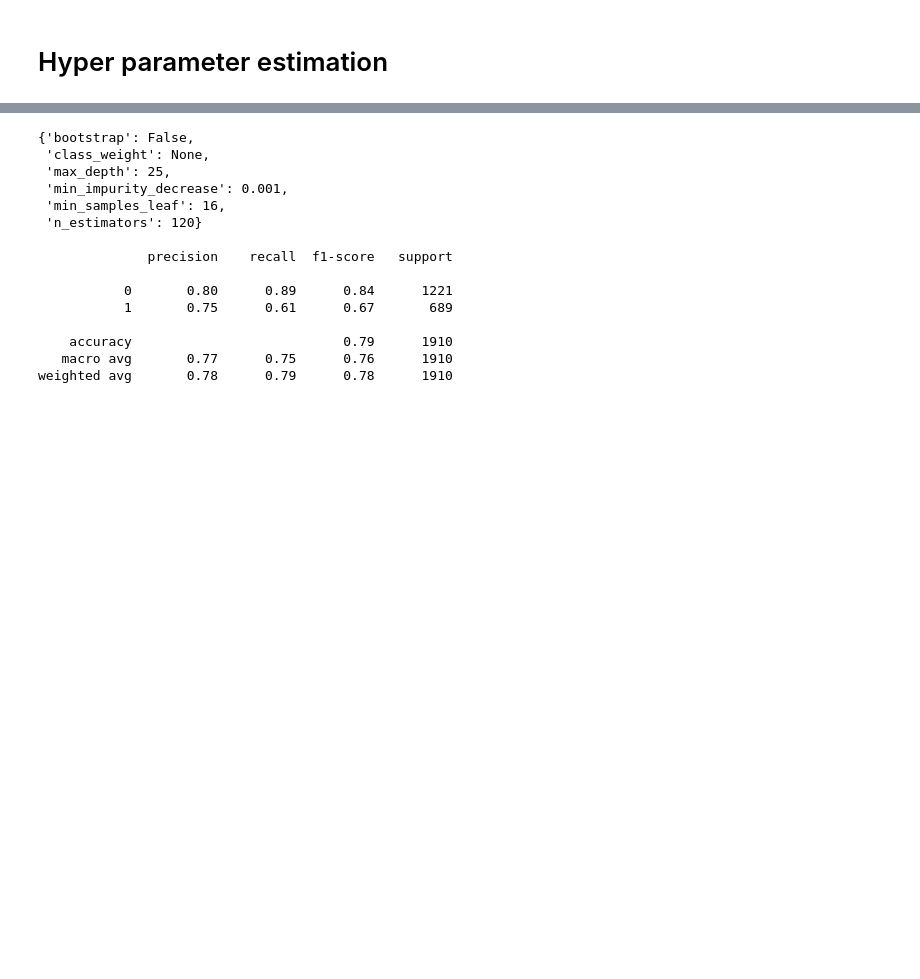
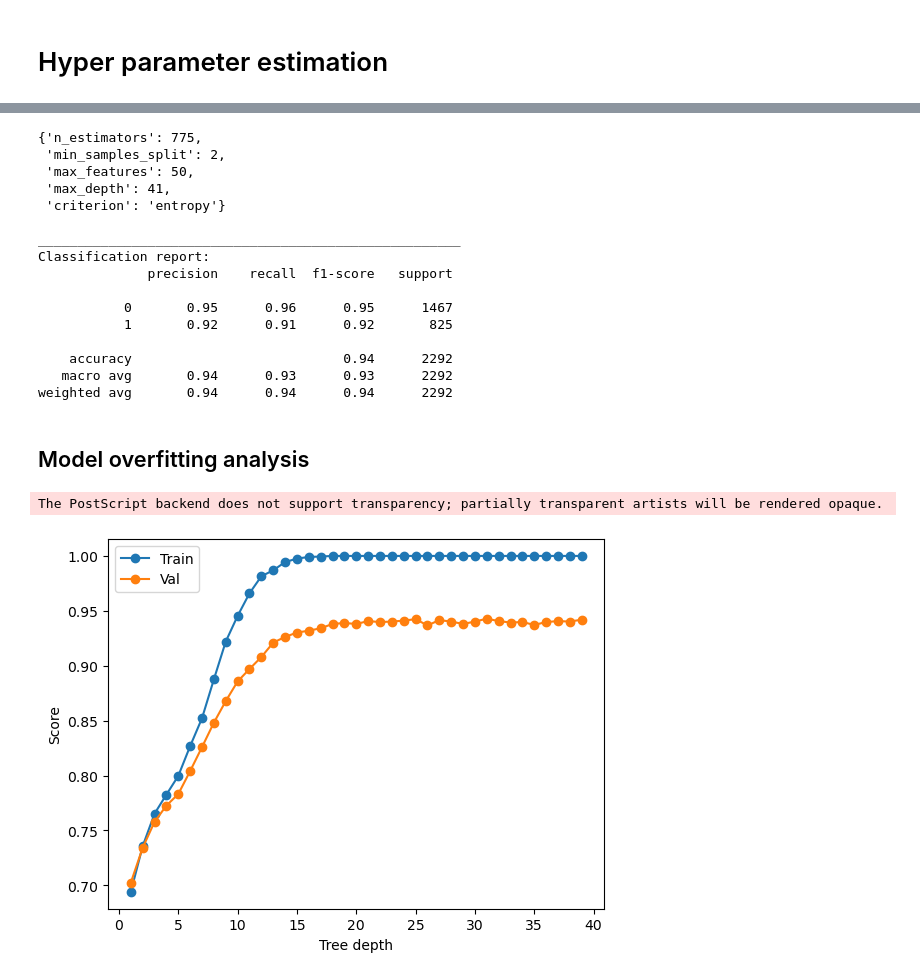
Before and after one commit to giuse-g/ml_assignment, a Jupyter notebook: code/random_forest.ipynb, the cells around one changed output, grey strips where cells are left out. Drawn from its saved outputs; the diff is of its cells as text; code cells hidden in the pictures; blank space fills up the shorter version.

Commit message:
Model aangepast

```diff
--- a/code/random_forest.ipynb
+++ b/code/random_forest.ipynb
@@ -77,3 +41,23 @@ grid = GridSearchCV(RandomForestClassifier(), param_grid, refit = True, verbose
+# %%
+from sklearn.model_selection import RandomizedSearchCV
+
+n_trees = [int(x) for x in np.linspace(start = 775, stop = 900, num = 10)]
+max_depth = [int(x) for x in np.linspace(start = 15, stop = 50, num = 5)]
+min_samples_split = [int(x) for x in np.linspace(start = 2, stop = 15, num = 5)]
+max_features = [int(x) for x in np.linspace(start = 20, stop = 50, num = 5)]
+criterion = ['gini', 'entropy']
+
+param_grid = [
+    {
+        'n_estimators': n_trees,
+        'max_depth': max_depth,
+        'min_samples_split': min_samples_split,
+        'max_features':max_features,
+        'criterion': criterion
+    },
+]
+
+grid = RandomizedSearchCV(RandomForestClassifier(), param_grid, refit = True, n_jobs=-1, cv=5, n_iter=100, verbose=0, random_state=1)
 # %%
 # fitting the model for grid search
 grid.fit(train_X, train_y)
@@ -93,20 +77,51 @@ pp(grid.best_params_)
 grid_predictions = grid.predict(val_X)
 
 # print classification report
-print("\n" + classification_report(val_y, grid_predictions))
+print("\n______________________________________________________")
+print("Classification report: \n" + classification_report(val_y, grid_predictions))
 # %% [output]
-{'bootstrap': False,
- 'class_weight': None,
- 'max_depth': 25,
- 'min_impurity_decrease': 0.001,
- 'min_samples_leaf': 16,
- 'n_estimators': 120}
+{'n_estimators': 775,
+ 'min_samples_split': 2,
+ 'max_features': 50,
+ 'max_depth': 41,
+ 'criterion': 'entropy'}
 
+______________________________________________________
+Classification report:
               precision    recall  f1-score   support
 
-           0       0.80      0.89      0.84      1221
-           1       0.75      0.61      0.67       689
+           0       0.95      0.96      0.95      1467
+           1       0.92      0.91      0.92       825
 
-    accuracy                           0.79      1910
-   macro avg       0.77      0.75      0.76      1910
-weighted avg       0.78      0.79      0.78      1910
+    accuracy                           0.94      2292
+   macro avg       0.94      0.93      0.93      2292
+weighted avg       0.94      0.94      0.94      2292
+# %% [markdown]
+## Model overfitting analysis
+# %%
+# clf = RandomForestClassifier(n_estimators=500, max_depth=20, min_samples_leaf=10, n_jobs=-1, ccp_alpha=0.5, max_features=50)
+train_score, val_score = [], []
+depths = np.arange(1, 40)
+for depth in depths:
+    params = {
+        'n_estimators': 775,
+        'min_samples_split': 2,
+        'max_features': 50,
+        'max_depth': depth,
+        'criterion': 'entropy'
+        }
+    clf = RandomForestClassifier(**params, n_jobs=-1)
+    clf = clf.fit(train_X, train_y)
+    train_score.append(clf.score(train_X, train_y))
+    val_score.append(clf.score(val_X, val_y))
+# %%
+plt.plot(depths, train_score, '-o', label='Train')
+plt.plot(depths, val_score, '-o', label='Val')
+plt.legend()
+plt.xlabel("Tree depth")
+plt.ylabel("Score")
+plt.savefig("../img/overfit_plot.eps")
+plt.show()
+# %% [output]
+The PostScript backend does not support transparency; partially transparent artists will be rendered opaque.
+[figure, added]
```
Also changed, not shown: parts of 6 cells of this notebook.
